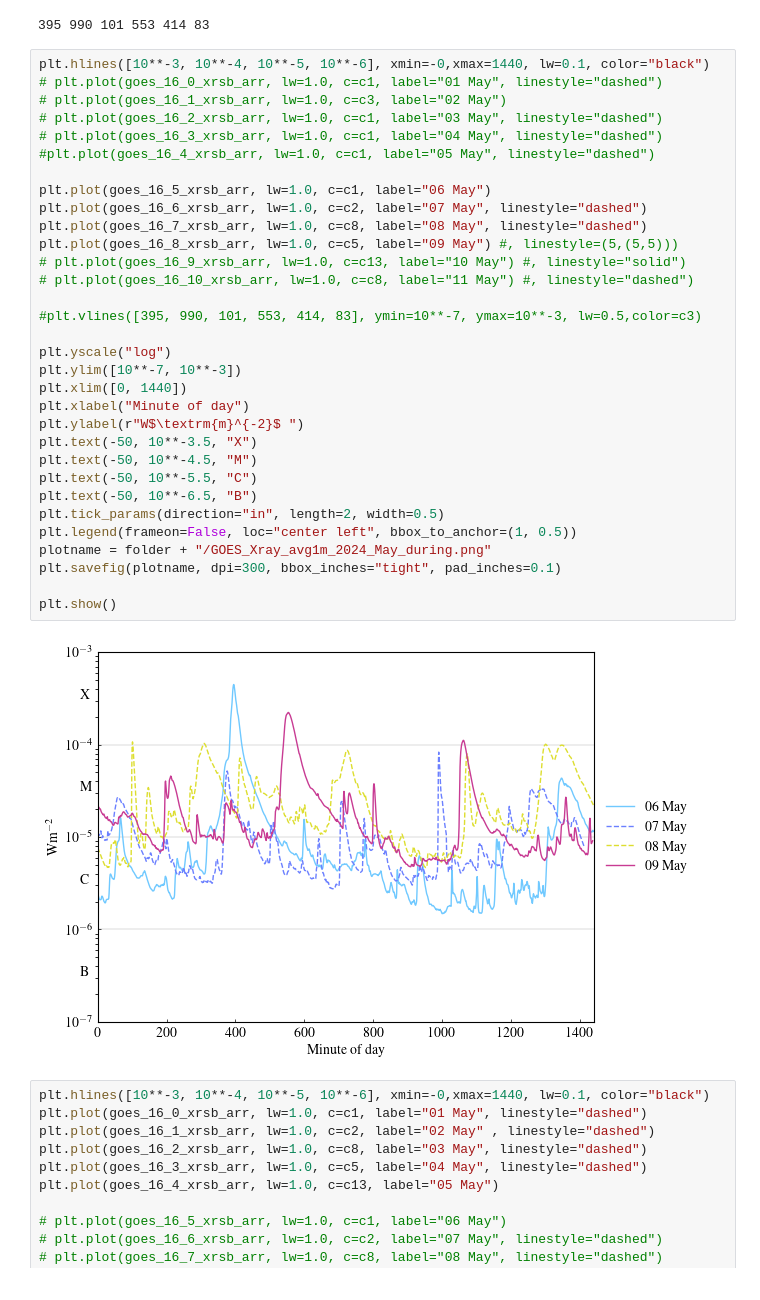
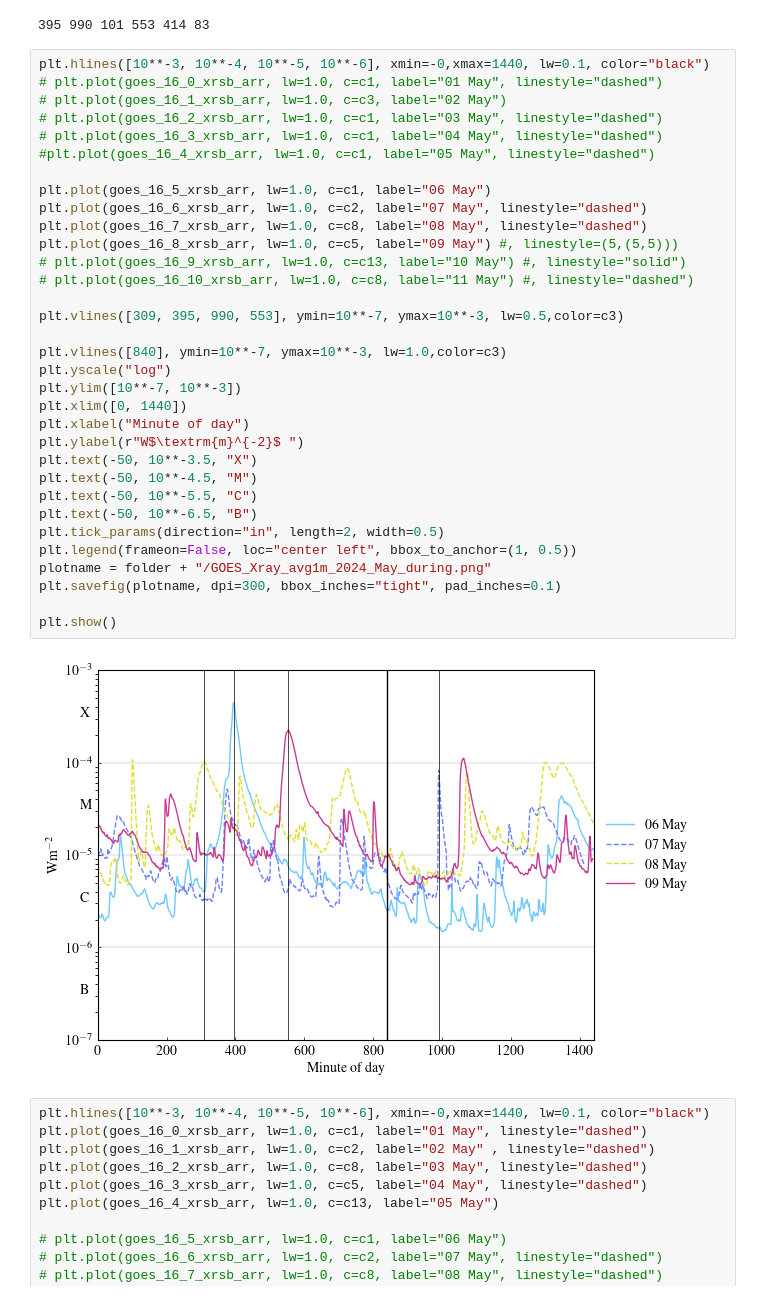
Before and after one commit to LMNadol/mflex, a Jupyter notebook: mhsflex/2024_cme_xray.ipynb, the cells around one changed output. Cells and saved outputs as stored; diff of their text form.

```diff
--- a/mhsflex/2024_cme_xray.ipynb
+++ b/mhsflex/2024_cme_xray.ipynb
@@ -172,35 +169,36 @@ plt.hlines([10**-3, 10**-4, 10**-5, 10**-6], xmin=-0,xmax=1440, lw=0.1, color="b
 # plt.plot(goes_16_0_xrsb_arr, lw=1.0, c=c1, label="01 May", linestyle="dashed")
 # plt.plot(goes_16_1_xrsb_arr, lw=1.0, c=c3, label="02 May")
 # plt.plot(goes_16_2_xrsb_arr, lw=1.0, c=c1, label="03 May", linestyle="dashed")
 # plt.plot(goes_16_3_xrsb_arr, lw=1.0, c=c1, label="04 May", linestyle="dashed")
 #plt.plot(goes_16_4_xrsb_arr, lw=1.0, c=c1, label="05 May", linestyle="dashed")
 
 plt.plot(goes_16_5_xrsb_arr, lw=1.0, c=c1, label="06 May")
 plt.plot(goes_16_6_xrsb_arr, lw=1.0, c=c2, label="07 May", linestyle="dashed")
 plt.plot(goes_16_7_xrsb_arr, lw=1.0, c=c8, label="08 May", linestyle="dashed")
 plt.plot(goes_16_8_xrsb_arr, lw=1.0, c=c5, label="09 May") #, linestyle=(5,(5,5)))
 # plt.plot(goes_16_9_xrsb_arr, lw=1.0, c=c13, label="10 May") #, linestyle="solid")
 # plt.plot(goes_16_10_xrsb_arr, lw=1.0, c=c8, label="11 May") #, linestyle="dashed")
 
-#plt.vlines([395, 990, 101, 553, 414, 83], ymin=10**-7, ymax=10**-3, lw=0.5,color=c3)
+plt.vlines([309, 395, 990, 553], ymin=10**-7, ymax=10**-3, lw=0.5,color=c3)
 
+plt.vlines([840], ymin=10**-7, ymax=10**-3, lw=1.0,color=c3)
 plt.yscale("log")
 plt.ylim([10**-7, 10**-3])
 plt.xlim([0, 1440])
 plt.xlabel("Minute of day")
 plt.ylabel(r"W$\textrm{m}^{-2}$ ")
 plt.text(-50, 10**-3.5, "X")
 plt.text(-50, 10**-4.5, "M")
 plt.text(-50, 10**-5.5, "C")
 plt.text(-50, 10**-6.5, "B")
 plt.tick_params(direction="in", length=2, width=0.5)
 plt.legend(frameon=False, loc="center left", bbox_to_anchor=(1, 0.5))
 plotname = folder + "/GOES_Xray_avg1m_2024_May_during.png"
 plt.savefig(plotname, dpi=300, bbox_inches="tight", pad_inches=0.1)
 
 plt.show()
 # %% [output]
-[figure, old version]
+[figure, new version]
 # %%
 plt.hlines([10**-3, 10**-4, 10**-5, 10**-6], xmin=-0,xmax=1440, lw=0.1, color="black")
 plt.plot(goes_16_0_xrsb_arr, lw=1.0, c=c1, label="01 May", linestyle="dashed")
```
Also changed, not shown: parts of 1 cell of this notebook, 7 other files.
